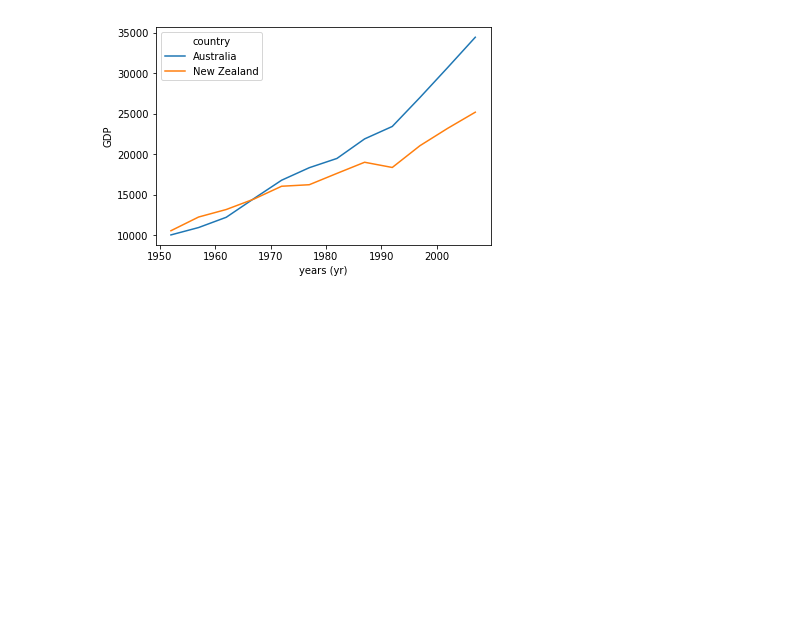
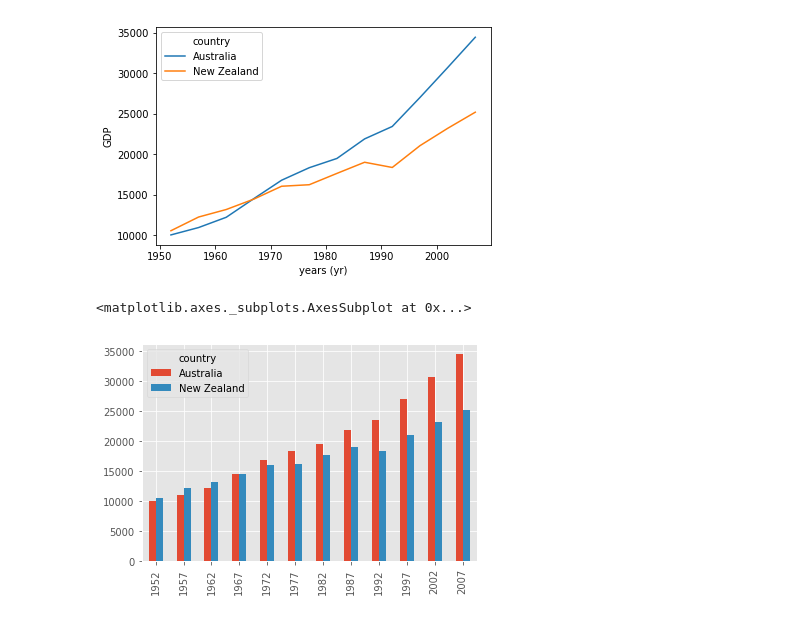
Before and after one commit to xbarros7/Python-Day2, a Jupyter notebook: code/Python_Day2.ipynb, the cells around one changed output. Cells and saved outputs as stored; diff of their text form; code cells hidden in the pictures; blank space fills up the shorter version.

```diff
--- a/code/Python_Day2.ipynb
+++ b/code/Python_Day2.ipynb
@@ -171,3 +171,10 @@ plt.ylabel("GDP")
 # %% [output]
 Text(0,0.5,'GDP')
 [figure]
+# %%
+plt.style.use('ggplot')
+# %%
+data.T.plot(kind = 'bar')
+# %% [output]
+<matplotlib.axes._subplots.AxesSubplot at 0x...>
+[figure, added]
```
Also changed, not shown: parts of 29 cells of this notebook.
